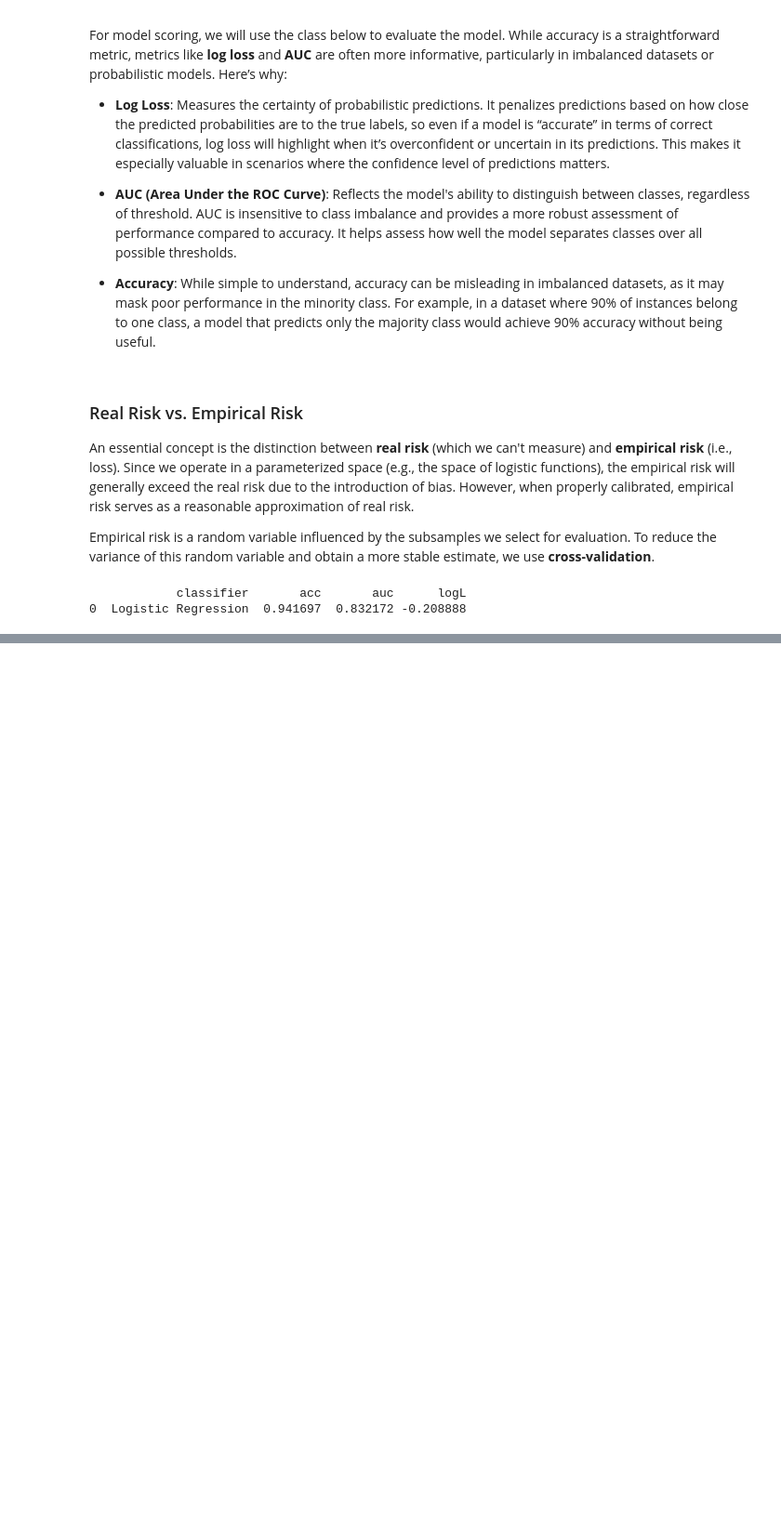
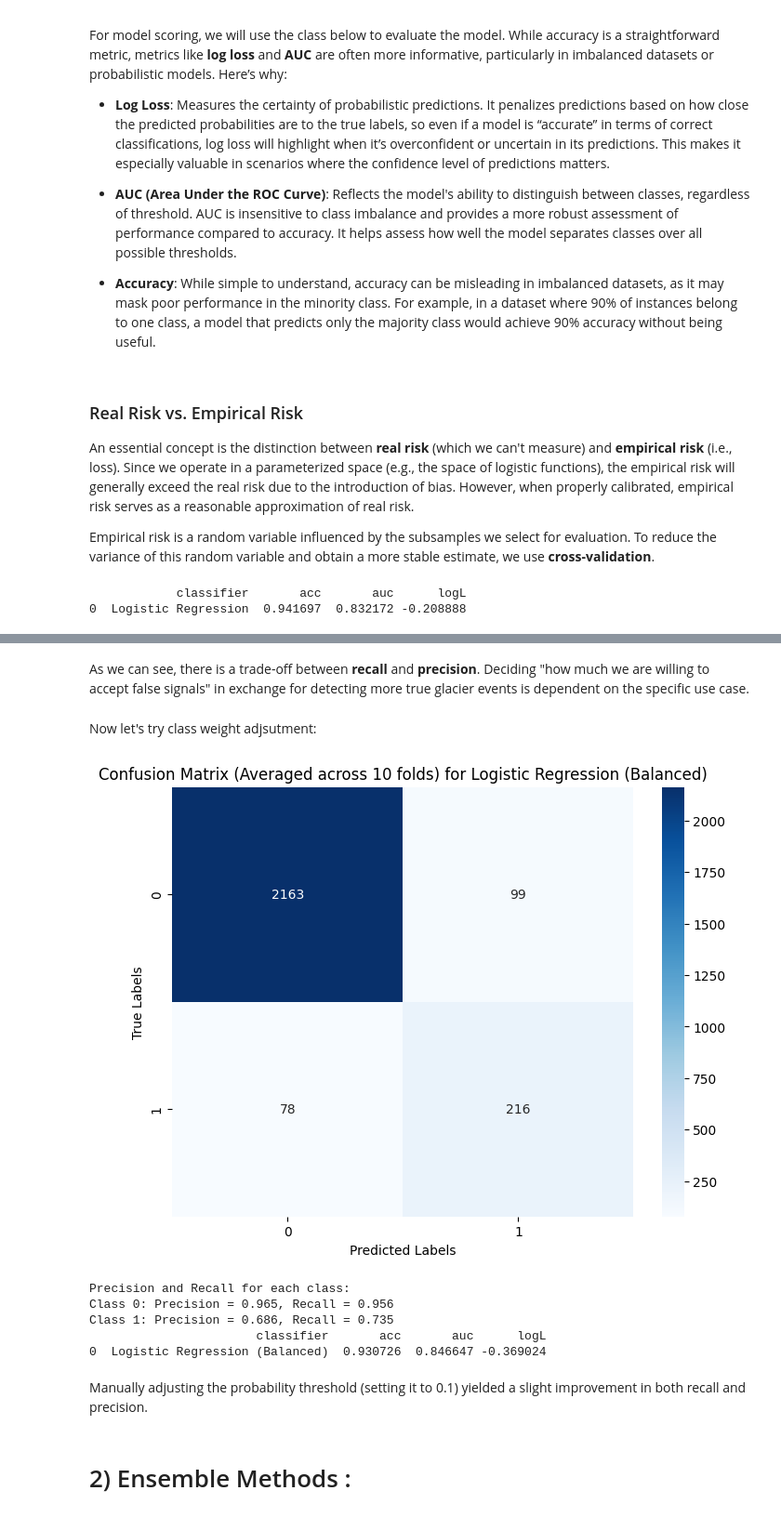
Before and after one commit to Ara-ban/Machine-learning-baselines-binary-classification, a Jupyter notebook: eda.ipynb, the cells around one changed output, grey strips where cells are left out. Shown: that part at 93% size. Cells and saved outputs as stored; diff of their text form; code cells hidden in the pictures; blank space fills up the shorter version.

```diff
--- a/eda.ipynb
+++ b/eda.ipynb
@@ -309,0 +387,23 @@ Name: count, dtype: int64
+# %% [markdown]
+As we can see, there is a trade-off between **recall** and **precision**. Deciding "how much we are willing to accept false signals" in exchange for detecting more true glacier events is dependent on the specific use case.
+# %% [markdown]
+Now let's try class weight adjsutment:
+# %%
+clf = LogisticRegression(max_iter=1000, class_weight='balanced')
+scoreboard = ScoreBoard()
+
+scoreboard.test(name="Logistic Regression (Balanced)", clf=clf, X=X, Y=y)
+scoreboard.test_with_confusion_matrix(name="Logistic Regression (Balanced)", clf=clf, X=X, Y=y)
+
+print(scoreboard.scores)
+# %% [output]
+[figure, added]
+Precision and Recall for each class:
+Class 0: Precision = 0.965, Recall = 0.956
+Class 1: Precision = 0.686, Recall = 0.735
+                       classifier       acc       auc      logL
+0  Logistic Regression (Balanced)  0.930726  0.846647 -0.369024
+# %% [markdown]
+Manually adjusting the probability threshold (setting it to 0.1) yielded a slight improvement in both recall and precision.
+# %% [markdown]
+# 2) Ensemble Methods :
```
Also changed, not shown: parts of 21 cells of this notebook.
